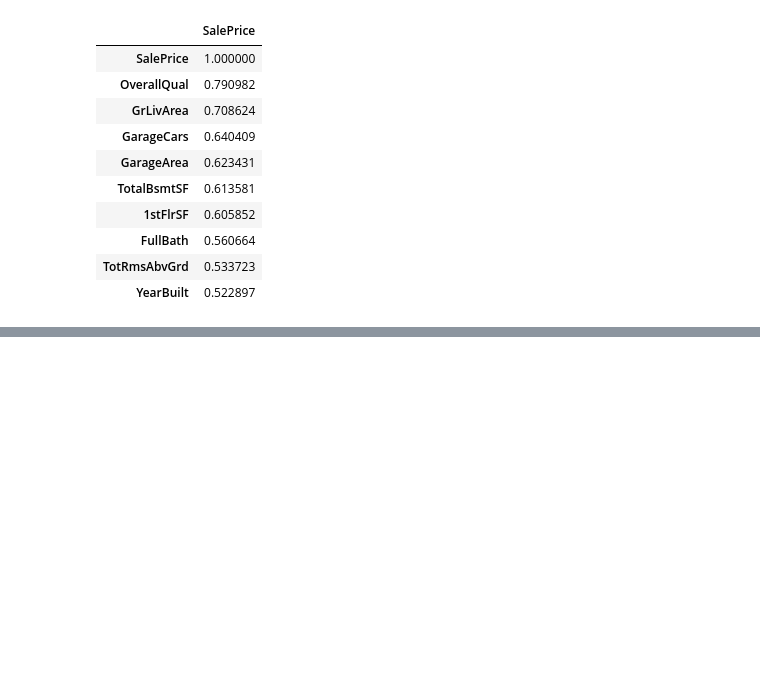
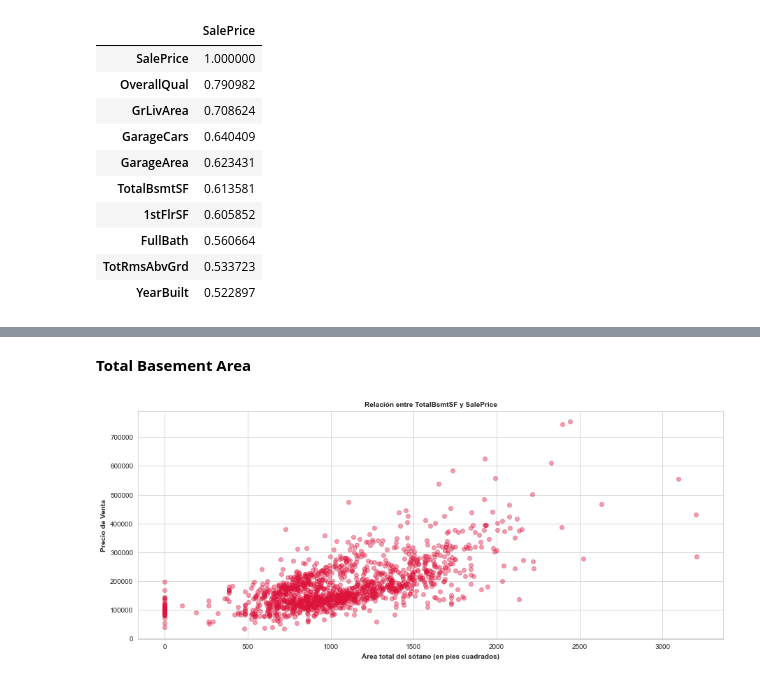
Before and after one commit to lugeminai/Hackathon, a Jupyter notebook: eda.ipynb, the cells around one changed output, grey strips where cells are left out. Saved outputs shown, nothing was run; the diff lists cells and outputs as text; code cells hidden in the pictures; blank space fills up the shorter version.

```diff
--- a/eda.ipynb
+++ b/eda.ipynb
@@ -251,0 +297,12 @@ s
+# %% [markdown]
+**Total Basement Area**
+# %%
+
+plt.figure(figsize = ((15, 6)))
+plt.scatter(x = 'TotalBsmtSF', y = 'SalePrice', data = df, color='crimson', alpha=0.4)
+plt.title('Relación entre TotalBsmtSF y SalePrice', weight = 'bold', fontsize = 10)
+plt.xlabel('Área total del sótano (en pies cuadrados)', weight = 'bold')
+plt.ylabel('Precio de Venta', weight = 'bold')
+plt.show()
+# %% [output]
+[figure, added]
```
Also changed, not shown: parts of 63 cells of this notebook.
